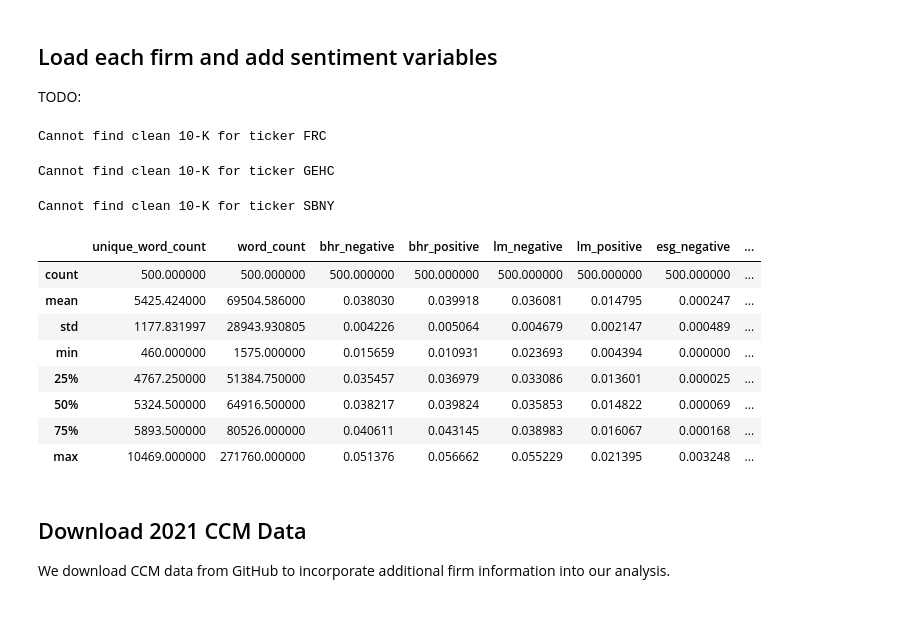
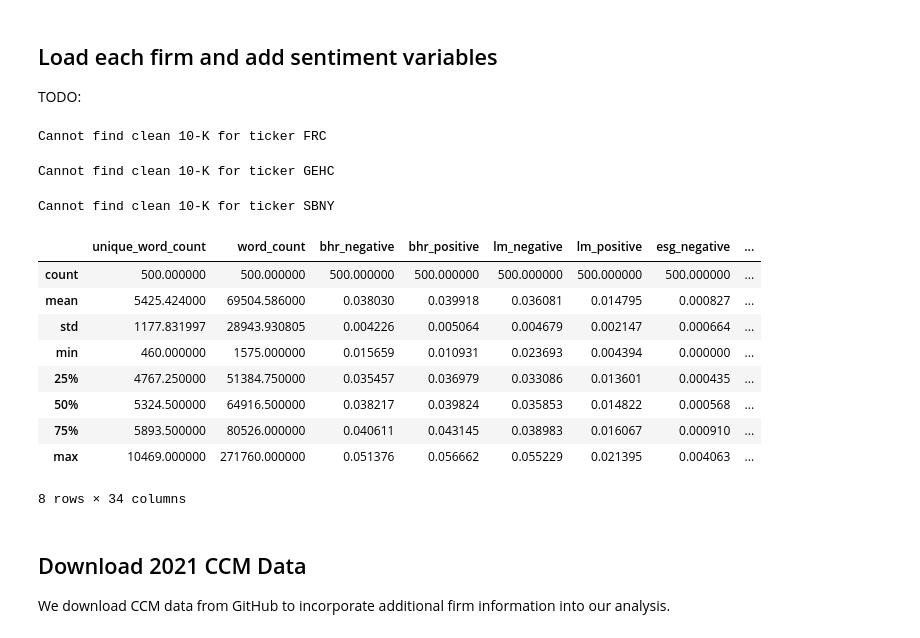
Before and after one commit to nicole-elchaar/10K-sentiments, a Jupyter notebook: build_sample.ipynb, the cells around one changed output. Drawn from its saved outputs; the diff is of its cells as text; code cells hidden in the pictures.

```diff
--- a/build_sample.ipynb
+++ b/build_sample.ipynb
@@ -42,8 +42,8 @@ firm_10k_path = '10k_files/sec-edgar-filings'
 firm_10k_clean_path = '10k_files/clean'
 
 # Outputs
-sentiment_save_path = output_dir + '/ticker_sentiments.csv'
-returns_save_path = output_dir + '/ticker_returns.csv'
+sentiment_save_path = output_dir + '/ticker_sentiments_temp.csv'    # store intermediate results
+returns_save_path = output_dir + '/ticker_returns_temp.csv'         # store intermediate results
 final_save_path = output_dir + '/analysis_sample.csv'
 # %%
 # Load S&P500 companies into a dataframe
@@ -301,7 +334,7 @@ def add_sentiment(df, i, sentiment_name, search, text, word_count):
     df.loc[i, sentiment_name] = len(re.findall(search, text)) / word_count
 # %%
 # Load and get the sentiment of clean 10-Ks
-temp_path = output_dir + '/ticker_sentiments_temp.csv'
+temp_path = output_dir + '/ticker_sentiments_temp_inter.csv'
 
 # Compute sentiment ariables
 if not os.path.exists(sentiment_save_path):
@@ -326,40 +359,67 @@ if not os.path.exists(sentiment_save_path):
 
             # Gather valence variables
             add_sentiment(sp500_sents, i, 'bhr_negative', BHR_negative_regex, cleaned, word_count)
             add_sentiment(sp500_sents, i, 'bhr_positive', BHR_positive_regex, cleaned, word_count)
             add_sentiment(sp500_sents, i, 'lm_negative', LM_negative_regex, cleaned, word_count)
             add_sentiment(sp500_sents, i, 'lm_positive', LM_positive_regex, cleaned, word_count)
 
+            # TODO: revert to only 3
             # Gather topic valence variables
             add_sentiment(sp500_sents, i, 'esg_negative', esg_negative_regex, cleaned, word_count)
             add_sentiment(sp500_sents, i, 'esg_positive', esg_positive_regex, cleaned, word_count)
             add_sentiment(sp500_sents, i, 'intl_negative', intl_negative_regex, cleaned, word_count)
             add_sentiment(sp500_sents, i, 'intl_positive', intl_positive_regex, cleaned, word_count)
             add_sentiment(sp500_sents, i, 'fs_negative', fs_negative_regex, cleaned, word_count)
             add_sentiment(sp500_sents, i, 'fs_positive', fs_positive_regex, cleaned, word_count)
+
+            add_sentiment(sp500_sents, i, 'bio_negative', bio_negative_regex, cleaned, word_count)
+            add_sentiment(sp500_sents, i, 'bio_positive', bio_positive_regex, cleaned, word_count)
+            add_sentiment(sp500_sents, i, 'cg_negative', cg_negative_regex, cleaned, word_count)
+            add_sentiment(sp500_sents, i, 'cg_positive', cg_positive_regex, cleaned, word_count)
+            add_sentiment(sp500_sents, i, 'cs_negative', cs_negative_regex, cleaned, word_count)
+            add_sentiment(sp500_sents, i, 'cs_positive', cs_positive_regex, cleaned, word_count)
+            add_sentiment(sp500_sents, i, 'csat_negative', csat_negative_regex, cleaned, word_count)
+            add_sentiment(sp500_sents, i, 'csat_positive', csat_positive_regex, cleaned, word_count)
+            add_sentiment(sp500_sents, i, 'ecom_negative', ecom_negative_regex, cleaned, word_count)
+            add_sentiment(sp500_sents, i, 'ecom_positive', ecom_positive_regex, cleaned, word_count)
+            add_sentiment(sp500_sents, i, 'esat_negative', esat_negative_regex, cleaned, word_count)
+            add_sentiment(sp500_sents, i, 'esat_positive', esat_positive_regex, cleaned, word_count)
+            add_sentiment(sp500_sents, i, 'fp_negative', fp_negative_regex, cleaned, word_count)
+            add_sentiment(sp500_sents, i, 'fp_positive', fp_positive_regex, cleaned, word_count)
+            add_sentiment(sp500_sents, i, 'fs_negative', fs_negative_regex, cleaned, word_count)
+            add_sentiment(sp500_sents, i, 'fs_positive', fs_positive_regex, cleaned, word_count)
+            add_sentiment(sp500_sents, i, 'ia_negative', ia_negative_regex, cleaned, word_count)
+            add_sentiment(sp500_sents, i, 'ia_positive', ia_positive_regex, cleaned, word_count)
+            add_sentiment(sp500_sents, i, 're_negative', re_negative_regex, cleaned, word_count)
+            add_sentiment(sp500_sents, i, 're_positive', re_positive_regex, cleaned, word_count)
+            add_sentiment(sp500_sents, i, 'sc_negative', sc_negative_regex, cleaned, word_count)
+            add_sentiment(sp500_sents, i, 'sc_positive', sc_positive_regex, cleaned, word_count)
+            add_sentiment(sp500_sents, i, 'tech_negative', tech_negative_regex, cleaned, word_count)
+            add_sentiment(sp500_sents, i, 'tech_positive', tech_positive_regex, cleaned, word_count)
 
             # Save intermittently
             if i % 50 == 0:
                 sp500_sents.to_csv(temp_path, index=False)
 
     sp500_sents.to_csv(sentiment_save_path, index=False)
 else:
     # Load existing sentiments
     sp500_sents = pd.read_csv(sentiment_save_path)
 sp500_sents.drop(['CIK'], axis=1).describe()
 # %% [output]
 Cannot find clean 10-K for ticker FRC
 Cannot find clean 10-K for ticker GEHC
 Cannot find clean 10-K for ticker SBNY
 |  | unique_word_count | word_count | bhr_negative | bhr_positive | lm_negative | lm_positive | esg_negative | ... |
 | count | 500.000000 | 500.000000 | 500.000000 | 500.000000 | 500.000000 | 500.000000 | 500.000000 | ... |
-| mean | 5425.424000 | 69504.586000 | 0.038030 | 0.039918 | 0.036081 | 0.014795 | 0.000247 | ... |
-| std | 1177.831997 | 28943.930805 | 0.004226 | 0.005064 | 0.004679 | 0.002147 | 0.000489 | ... |
+| mean | 5425.424000 | 69504.586000 | 0.038030 | 0.039918 | 0.036081 | 0.014795 | 0.000827 | ... |
+| std | 1177.831997 | 28943.930805 | 0.004226 | 0.005064 | 0.004679 | 0.002147 | 0.000664 | ... |
 | min | 460.000000 | 1575.000000 | 0.015659 | 0.010931 | 0.023693 | 0.004394 | 0.000000 | ... |
-| 25% | 4767.250000 | 51384.750000 | 0.035457 | 0.036979 | 0.033086 | 0.013601 | 0.000025 | ... |
-| 50% | 5324.500000 | 64916.500000 | 0.038217 | 0.039824 | 0.035853 | 0.014822 | 0.000069 | ... |
-| 75% | 5893.500000 | 80526.000000 | 0.040611 | 0.043145 | 0.038983 | 0.016067 | 0.000168 | ... |
-| max | 10469.000000 | 271760.000000 | 0.051376 | 0.056662 | 0.055229 | 0.021395 | 0.003248 | ... |
+| 25% | 4767.250000 | 51384.750000 | 0.035457 | 0.036979 | 0.033086 | 0.013601 | 0.000435 | ... |
+| 50% | 5324.500000 | 64916.500000 | 0.038217 | 0.039824 | 0.035853 | 0.014822 | 0.000568 | ... |
+| 75% | 5893.500000 | 80526.000000 | 0.040611 | 0.043145 | 0.038983 | 0.016067 | 0.000910 | ... |
+| max | 10469.000000 | 271760.000000 | 0.051376 | 0.056662 | 0.055229 | 0.021395 | 0.004063 | ... |
+8 rows × 34 columns
 # %% [markdown]
 ## Download 2021 CCM Data
 
```
Also changed, not shown: parts of 3 cells of this notebook, 1 other file.
